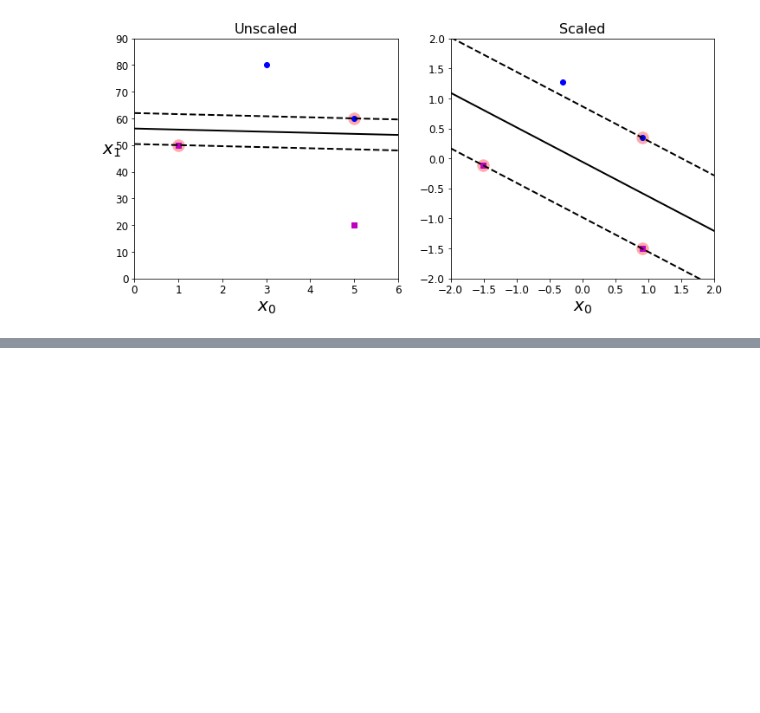
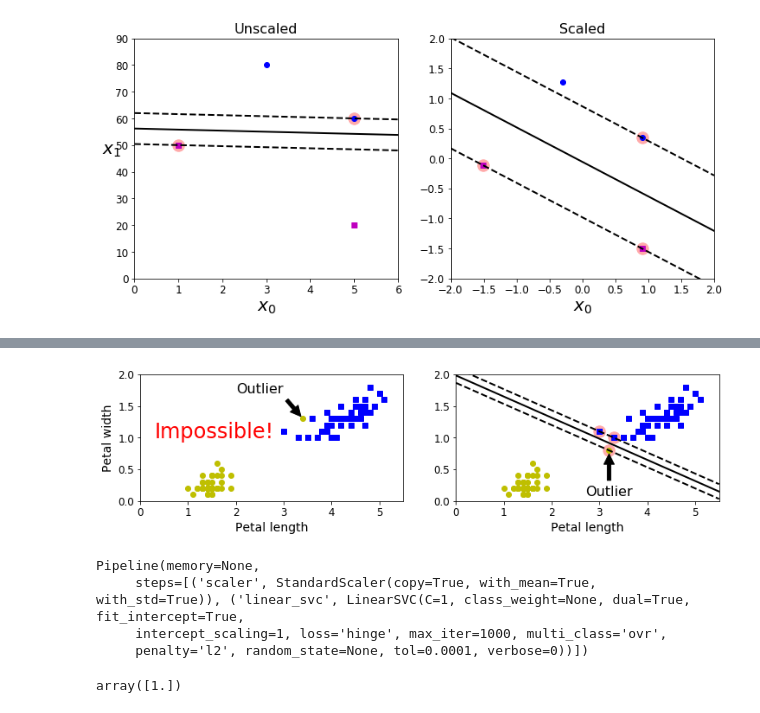
Before and after one commit to bartezz32/tensorflow-anaconda, a Jupyter notebook: chapter5/SVM.ipynb, the cells around one changed output, grey strips where cells are left out. Saved outputs shown, nothing was run; the diff lists cells and outputs as text; code cells hidden in the pictures; blank space fills up the shorter version.

```diff
--- a/chapter5/SVM.ipynb
+++ b/chapter5/SVM.ipynb
@@ -157,0 +115,71 @@ plt.show()
+# %%
+X_outliners = np.array([[3.4,1.3],[3.2,0.8]])
+y_outliners = np.array([0,0])
+Xo1 = np.concatenate([X, X_outliners[:1]], axis=0)
+yo1 = np.concatenate([y, y_outliners[:1]], axis=0)
+Xo2 = np.concatenate([X, X_outliners[1:]], axis=0)
+yo2 = np.concatenate([y, y_outliners[1:]], axis=0)
+
+svm_clf2 = SVC(kernel="linear", C=10**9)
+svm_clf2.fit(Xo2,yo2)
+
+plt.figure(figsize=(12,2.7))
+
+plt.subplot(121)
+plt.plot(Xo1[:, 0][yo1==1],Xo1[:, 1][yo1==1],"bs")
+plt.plot(Xo1[:, 0][yo1==0],Xo1[:, 1][yo1==0],"yo")
+plt.text(0.3,1.0,"Impossible!", fontsize=24,color="red")
+plt.xlabel("Petal length",fontsize=14)
+plt.ylabel("Petal width", fontsize=14)
+plt.annotate("Outlier",
+            xy=(X_outliners[0][0], X_outliners[0][1]),
+            xytext=(2.5, 1.7),
+            ha="center",
+            arrowprops=dict(facecolor='black',shrink=0.1),
+            fontsize=16,
+            )
+plt.axis([0, 5.5, 0, 2])
+
+plt.subplot(122)
+plt.plot(Xo2[:,0][yo2==1],Xo2[:,1][yo2==1],"bs")
+plt.plot(Xo2[:,0][yo2==0],Xo2[:,1][yo2==0],"yo")
+plot_svc_decision_boundary(svm_clf2, 0, 5.5)
+plt.xlabel("Petal length", fontsize=14)
+plt.annotate("Outlier",
+            xy=(X_outliners[1][0],X_outliners[1][1]),
+            xytext=(3.2,0.08),
+            ha="center",
+            arrowprops=dict(facecolor='black',shrink=0.1),
+            fontsize=16,
+           )
+plt.axis([0,5.5,0,2])
+
+plt.show()
+# %% [output]
+[figure, added]
+# %%
+import numpy as np
+from sklearn import datasets
+from sklearn.pipeline import Pipeline
+from sklearn.preprocessing import StandardScaler
+from sklearn.svm import LinearSVC
+
+iris = datasets.load_iris()
+X = iris["data"][:,(2,3)]
+y = (iris["target"] == 2).astype(np.float64)
+
+svm_clf = Pipeline([
+    ("scaler",StandardScaler()),
+    ("linear_svc",LinearSVC(C=1,loss="hinge")),
+])
+
+svm_clf.fit(X,y)
+# %% [output]
+Pipeline(memory=None,
+     steps=[('scaler', StandardScaler(copy=True, with_mean=True, with_std=True)), ('linear_svc', LinearSVC(C=1, class_weight=None, dual=True, fit_intercept=True,
+     intercept_scaling=1, loss='hinge', max_iter=1000, multi_class='ovr',
+     penalty='l2', random_state=None, tol=0.0001, verbose=0))])
+# %%
+svm_clf.predict([[5.5,1.7]])
+# %% [output]
+array([1.])
```
Also changed, not shown: parts of 4 cells of this notebook.
